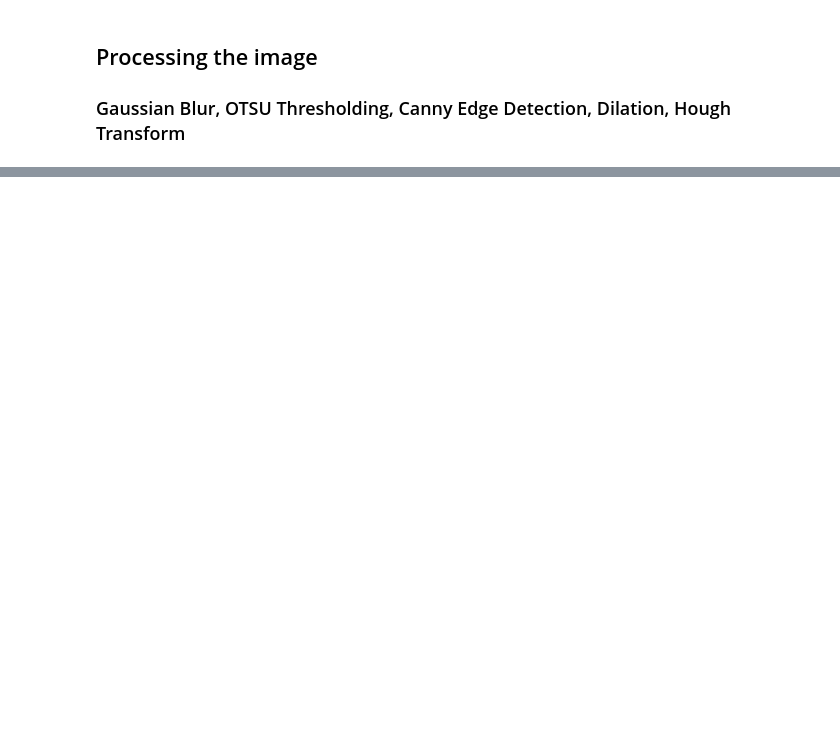
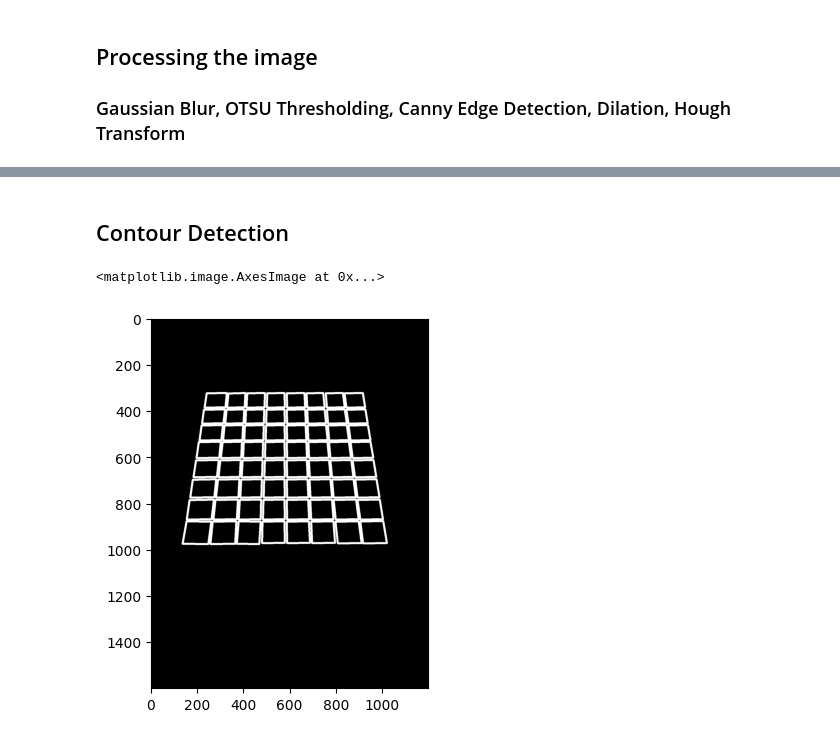
Before and after one commit to JamieYau/chess-vision, a Jupyter notebook: notebooks/chess_recognition.ipynb, the cells around one changed output, grey strips where cells are left out. Cells and saved outputs as stored; diff of their text form; code cells hidden in the pictures; blank space fills up the shorter version.

Commit message:
feat(notebook): Implement contour detection and extreme point extraction

```diff
--- a/notebooks/chess_recognition.ipynb
+++ b/notebooks/chess_recognition.ipynb
@@ -59,0 +62,49 @@ plt.imshow(black_image,cmap="gray");
+# %% [markdown]
+## Contour Detection
+# %%
+import cv2
+import matplotlib.pyplot as plt
+
+# find contours --> img_dilation_2
+board_contours, hierarchy = cv2.findContours(black_image, cv2.RETR_TREE, cv2.CHAIN_APPROX_SIMPLE)
+
+square_centers=list()
+
+# draw filtered rectangles to image for visualization
+board_squares = np.zeros_like(black_image)
+
+for contour in board_contours:
+    if 4000 < cv2.contourArea(contour) < 20000:
+        # Approximate the contour to a simpler shape
+        epsilon = 0.02 * cv2.arcLength(contour, True)
+        approx = cv2.approxPolyDP(contour, epsilon, True)
+
+        # Ensure the approximated contour has 4 points (quadrilateral)
+        if len(approx) == 4:
+            pts = [pt[0] for pt in approx]  # Extract coordinates
+
+            # Define the points explicitly
+            pt1 = tuple(pts[0])
+            pt2 = tuple(pts[1])
+            pt4 = tuple(pts[2])
+            pt3 = tuple(pts[3])
+
+            x, y, w, h = cv2.boundingRect(contour)
+            center_x=(x+(x+w))/2
+            center_y=(y+(y+h))/2
+
+            square_centers.append([center_x,center_y,pt2,pt1,pt3,pt4])
+
+
+
+            # Draw the lines between the points
+            cv2.line(board_squares, pt1, pt2, (255, 255, 0), 7)
+            cv2.line(board_squares, pt1, pt3, (255, 255, 0), 7)
+            cv2.line(board_squares, pt2, pt4, (255, 255, 0), 7)
+            cv2.line(board_squares, pt3, pt4, (255, 255, 0), 7)
+
+
+plt.imshow(board_squares,cmap="gray")
+# %% [output]
+<matplotlib.image.AxesImage at 0x...>
+[figure, added]
```
Also changed, not shown: parts of 5 cells of this notebook.
